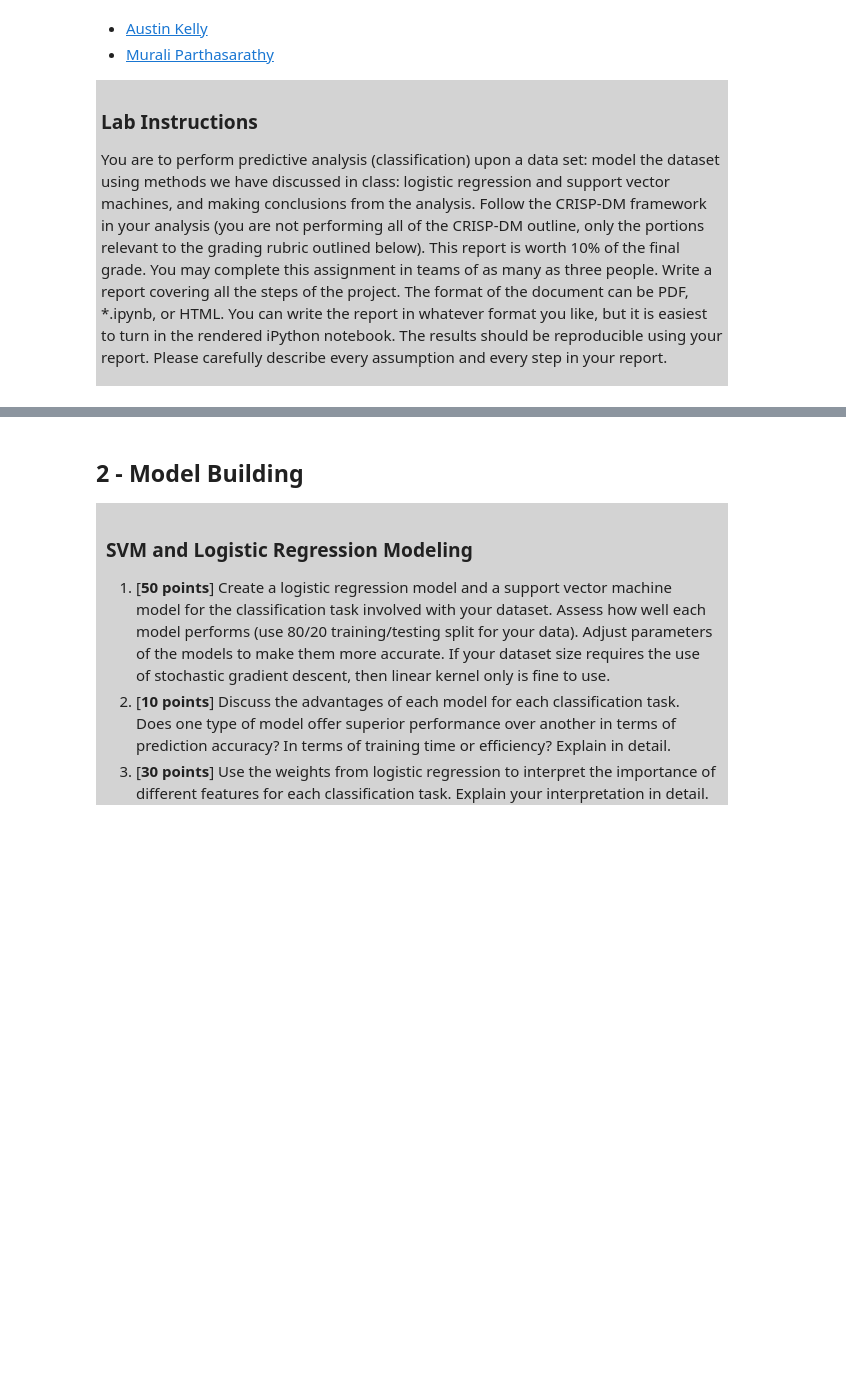
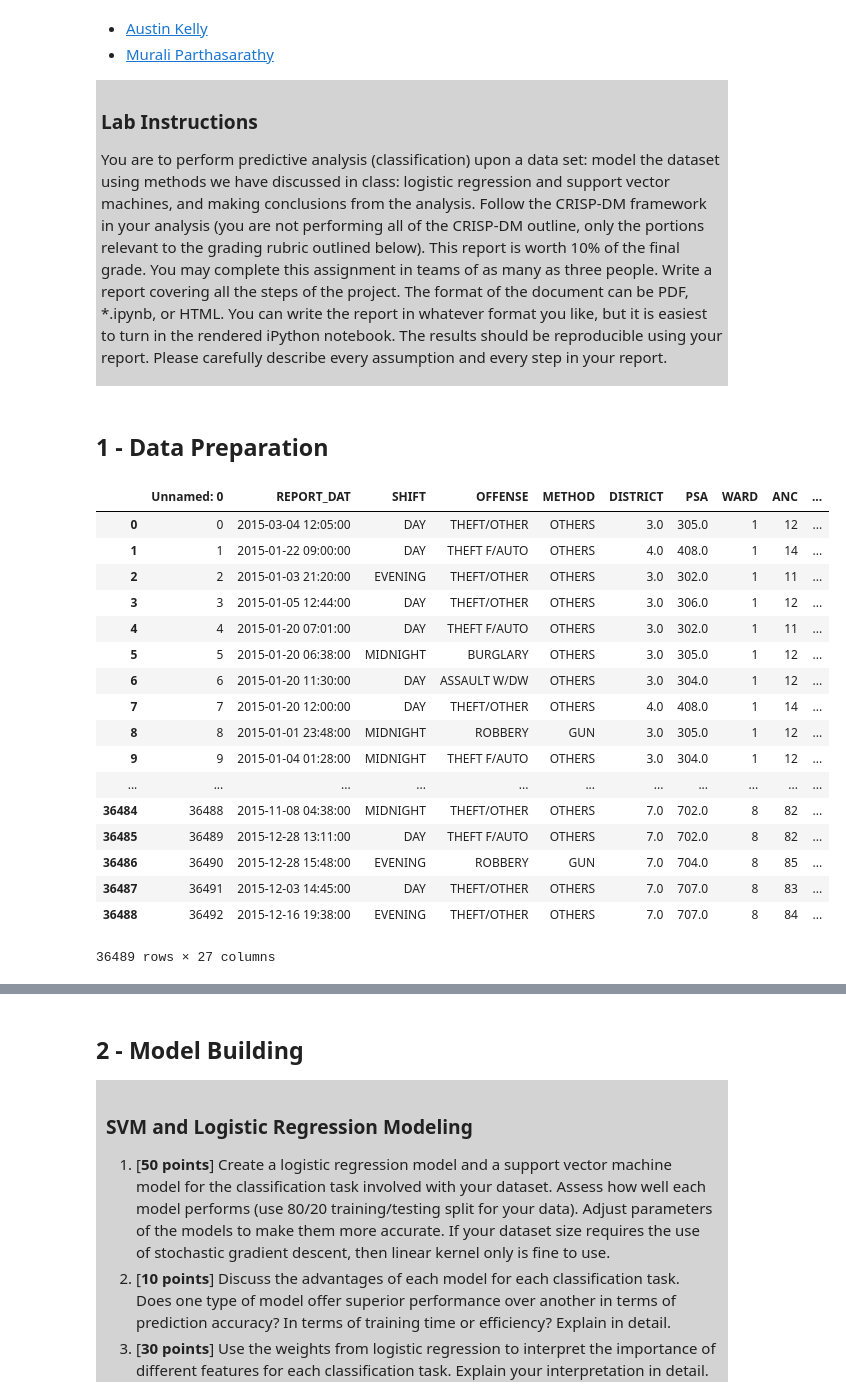
Before and after one commit to elkinst65/MSDS7331_MiniLab_DC, a Jupyter notebook: MSDS7331 DC Crime 2015.ipynb, the cells around one changed output, grey strips where cells are left out. Saved outputs shown, nothing was run; the diff lists cells and outputs as text; code cells hidden in the pictures; blank space fills up the shorter version.

```diff
--- a/MSDS7331 DC Crime 2015.ipynb
+++ b/MSDS7331 DC Crime 2015.ipynb
@@ -13,4 +13,41 @@
     <p>You are to perform predictive analysis (classification) upon a data set: model the dataset using methods we have discussed in class: logistic regression and support vector machines, and making conclusions from the analysis. Follow the CRISP-DM framework in your analysis (you are not performing all of the CRISP-DM outline, only the portions relevant to the grading rubric outlined below). This report is worth 10% of the final grade. You may complete this assignment in teams of as many as three people.
 Write a report covering all the steps of the project. The format of the document can be PDF, *.ipynb, or HTML. You can write the report in whatever format you like, but it is easiest to turn in the rendered iPython notebook. The results should be reproducible using your report. Please carefully describe every assumption and every step in your report.</p>
 </div>
+# %% [markdown]
+<a id='data_prep'></a>
+## 1 - Data Preparation
+# %%
+import pandas as pd
+import numpy as np
+import math
+
+%matplotlib inline
+import matplotlib.pyplot as plt
+
+import seaborn as sns
+sns.set(font_scale=2)
+cmap = sns.diverging_palette(220, 10, as_cmap=True) # one of the many color mappings
+
+# Read in the crime data from the combined CSV file
+dc = pd.read_csv('data/DC_Crime_2015_Lab1.csv')
+dc.drop("Unnamed:0")
+# %% [output]
+|  | Unnamed: 0 | REPORT_DAT | SHIFT | OFFENSE | METHOD | DISTRICT | PSA | WARD | ANC | ... |
+| 0 | 0 | 2015-03-04 12:05:00 | DAY | THEFT/OTHER | OTHERS | 3.0 | 305.0 | 1 | 12 | ... |
+| 1 | 1 | 2015-01-22 09:00:00 | DAY | THEFT F/AUTO | OTHERS | 4.0 | 408.0 | 1 | 14 | ... |
+| 2 | 2 | 2015-01-03 21:20:00 | EVENING | THEFT/OTHER | OTHERS | 3.0 | 302.0 | 1 | 11 | ... |
+| 3 | 3 | 2015-01-05 12:44:00 | DAY | THEFT/OTHER | OTHERS | 3.0 | 306.0 | 1 | 12 | ... |
+| 4 | 4 | 2015-01-20 07:01:00 | DAY | THEFT F/AUTO | OTHERS | 3.0 | 302.0 | 1 | 11 | ... |
+| 5 | 5 | 2015-01-20 06:38:00 | MIDNIGHT | BURGLARY | OTHERS | 3.0 | 305.0 | 1 | 12 | ... |
+| 6 | 6 | 2015-01-20 11:30:00 | DAY | ASSAULT W/DW | OTHERS | 3.0 | 304.0 | 1 | 12 | ... |
+| 7 | 7 | 2015-01-20 12:00:00 | DAY | THEFT/OTHER | OTHERS | 4.0 | 408.0 | 1 | 14 | ... |
+| 8 | 8 | 2015-01-01 23:48:00 | MIDNIGHT | ROBBERY | GUN | 3.0 | 305.0 | 1 | 12 | ... |
+| 9 | 9 | 2015-01-04 01:28:00 | MIDNIGHT | THEFT F/AUTO | OTHERS | 3.0 | 304.0 | 1 | 12 | ... |
+| ... | ... | ... | ... | ... | ... | ... | ... | ... | ... | ... |
+| 36484 | 36488 | 2015-11-08 04:38:00 | MIDNIGHT | THEFT/OTHER | OTHERS | 7.0 | 702.0 | 8 | 82 | ... |
+| 36485 | 36489 | 2015-12-28 13:11:00 | DAY | THEFT F/AUTO | OTHERS | 7.0 | 702.0 | 8 | 82 | ... |
+| 36486 | 36490 | 2015-12-28 15:48:00 | EVENING | ROBBERY | GUN | 7.0 | 704.0 | 8 | 85 | ... |
+| 36487 | 36491 | 2015-12-03 14:45:00 | DAY | THEFT/OTHER | OTHERS | 7.0 | 707.0 | 8 | 83 | ... |
+| 36488 | 36492 | 2015-12-16 19:38:00 | EVENING | THEFT/OTHER | OTHERS | 7.0 | 707.0 | 8 | 84 | ... |
+36489 rows × 27 columns
 # %% [markdown]
```
Also changed, not shown: parts of 1 cell of this notebook, 1 other file.
